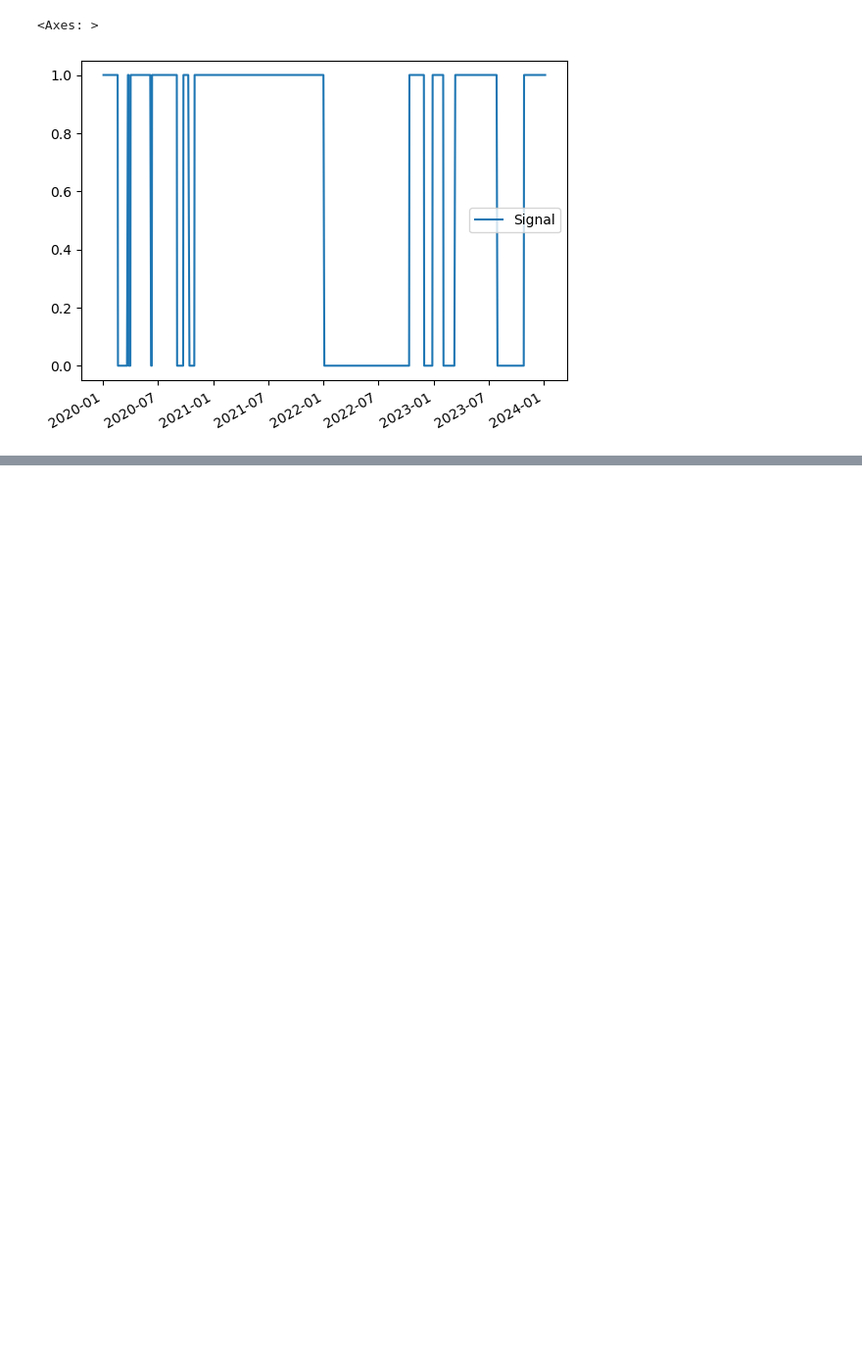
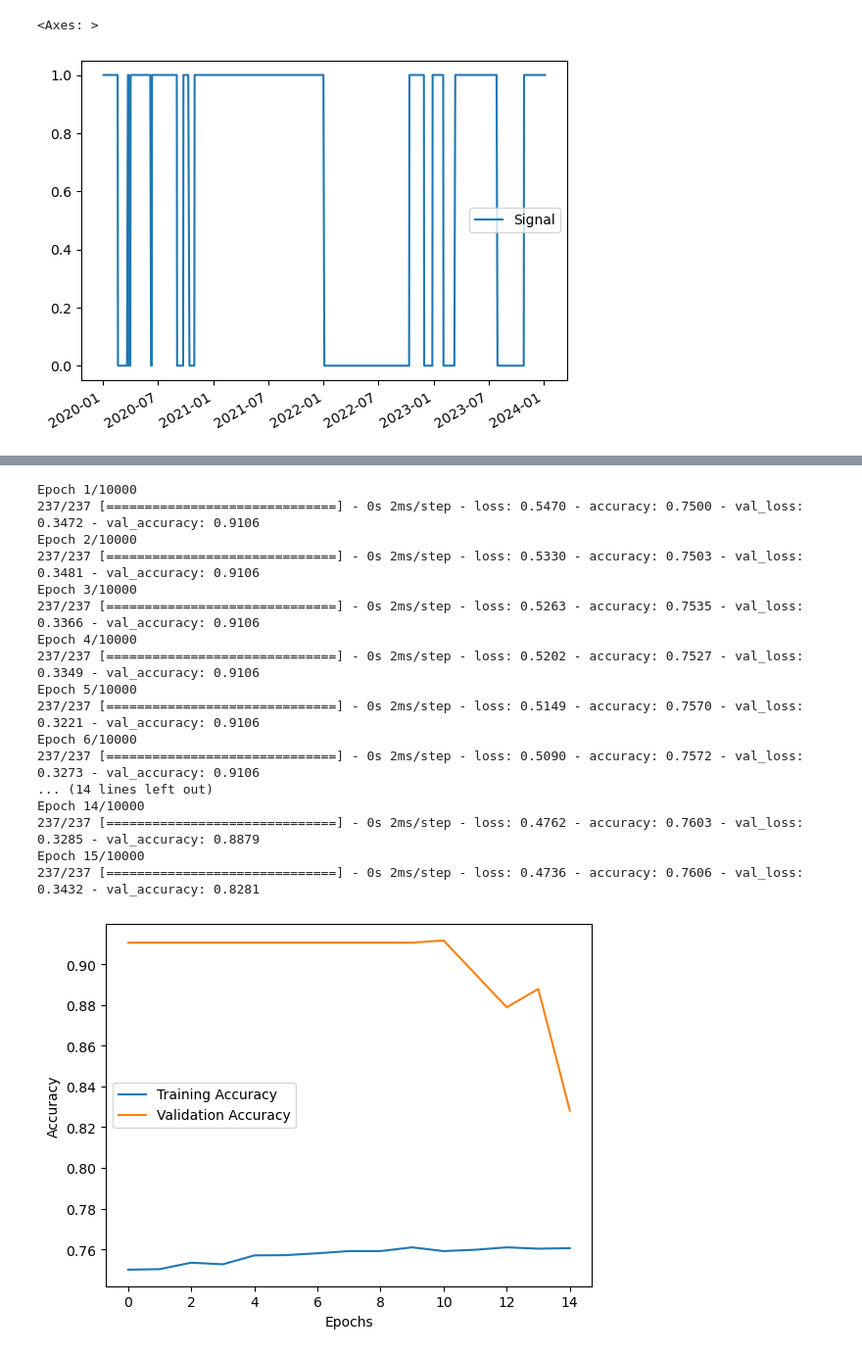
Before and after one commit to Mccalabrese/Neural-Networks-to-Model-the-SP500, a Jupyter notebook: tbill_sp_model.ipynb, the cells around one changed output, grey strips where cells are left out. Shown at 98% size. Saved outputs shown, nothing was run; the diff lists cells and outputs as text; code cells hidden in the pictures; blank space fills up the shorter version.

```diff
--- a/tbill_sp_model.ipynb
+++ b/tbill_sp_model.ipynb
@@ -500,0 +545,4 @@ combined_df_with_signals.loc['2020-01-01':'2024-01-09',['Signal']].plot()
+# %%
+# Reshape the data for LSTM input (samples, time steps, features)
+X_train_reshaped = np.reshape(X_train_scaled, (X_train_scaled.shape[0], 1, X_train_scaled.shape[1]))
+X_test_reshaped = np.reshape(X_test_scaled, (X_test_scaled.shape[0], 1, X_test_scaled.shape[1]))
@@ -500,0 +601,37 @@ combined_df_with_signals.loc['2020-01-01':'2024-01-09',['Signal']].plot()
+# %%
+from keras.callbacks import EarlyStopping
+
+# Define early stopping callback
+early_stopping = EarlyStopping(monitor='val_loss', patience=10, restore_best_weights=True)
+
+
+
+# Train the model and capture the training history
+history = model.fit(X_train_reshaped, y_train, epochs=10000, batch_size=32, validation_split=0.2, callbacks=[early_stopping])
+
+# Plot the training accuracy over epochs
+plt.plot(history.history['accuracy'], label='Training Accuracy')
+plt.plot(history.history['val_accuracy'], label='Validation Accuracy')
+plt.xlabel('Epochs')
+plt.ylabel('Accuracy')
+plt.legend()
+plt.show()
+# %% [output]
+Epoch 1/10000
+237/237 [==============================] - 0s 2ms/step - loss: 0.5470 - accuracy: 0.7500 - val_loss: 0.3472 - val_accuracy: 0.9106
+Epoch 2/10000
+237/237 [==============================] - 0s 2ms/step - loss: 0.5330 - accuracy: 0.7503 - val_loss: 0.3481 - val_accuracy: 0.9106
+Epoch 3/10000
+237/237 [==============================] - 0s 2ms/step - loss: 0.5263 - accuracy: 0.7535 - val_loss: 0.3366 - val_accuracy: 0.9106
+Epoch 4/10000
+237/237 [==============================] - 0s 2ms/step - loss: 0.5202 - accuracy: 0.7527 - val_loss: 0.3349 - val_accuracy: 0.9106
+Epoch 5/10000
+237/237 [==============================] - 0s 2ms/step - loss: 0.5149 - accuracy: 0.7570 - val_loss: 0.3221 - val_accuracy: 0.9106
+Epoch 6/10000
+237/237 [==============================] - 0s 2ms/step - loss: 0.5090 - accuracy: 0.7572 - val_loss: 0.3273 - val_accuracy: 0.9106
+... (14 lines left out)
+Epoch 14/10000
+237/237 [==============================] - 0s 2ms/step - loss: 0.4762 - accuracy: 0.7603 - val_loss: 0.3285 - val_accuracy: 0.8879
+Epoch 15/10000
+237/237 [==============================] - 0s 2ms/step - loss: 0.4736 - accuracy: 0.7606 - val_loss: 0.3432 - val_accuracy: 0.8281
+[figure, added]
```
Also changed, not shown: parts of 15 cells of this notebook.
